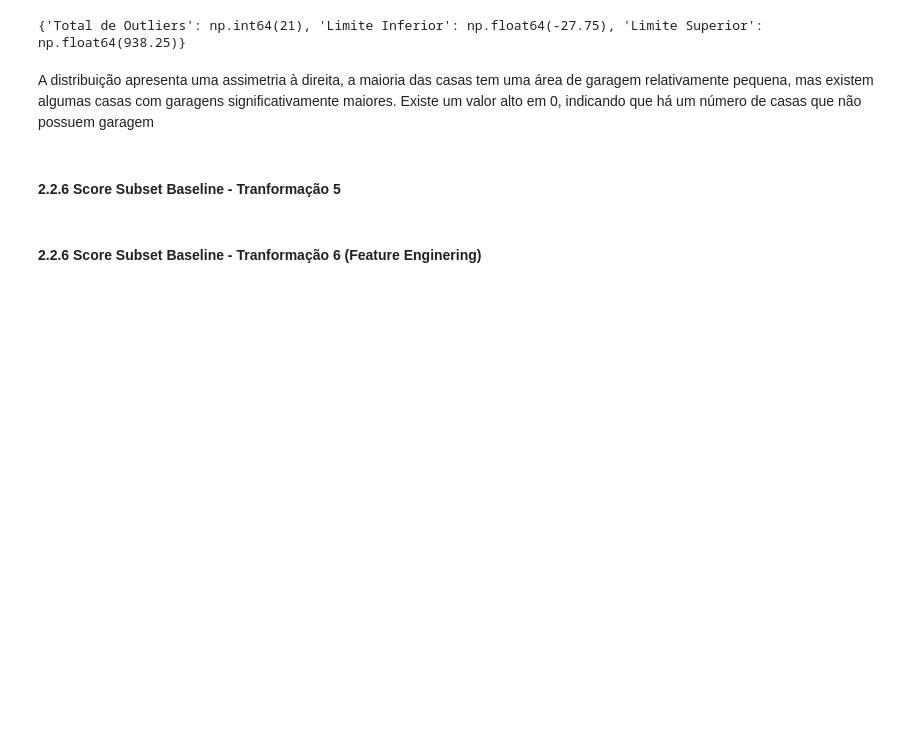
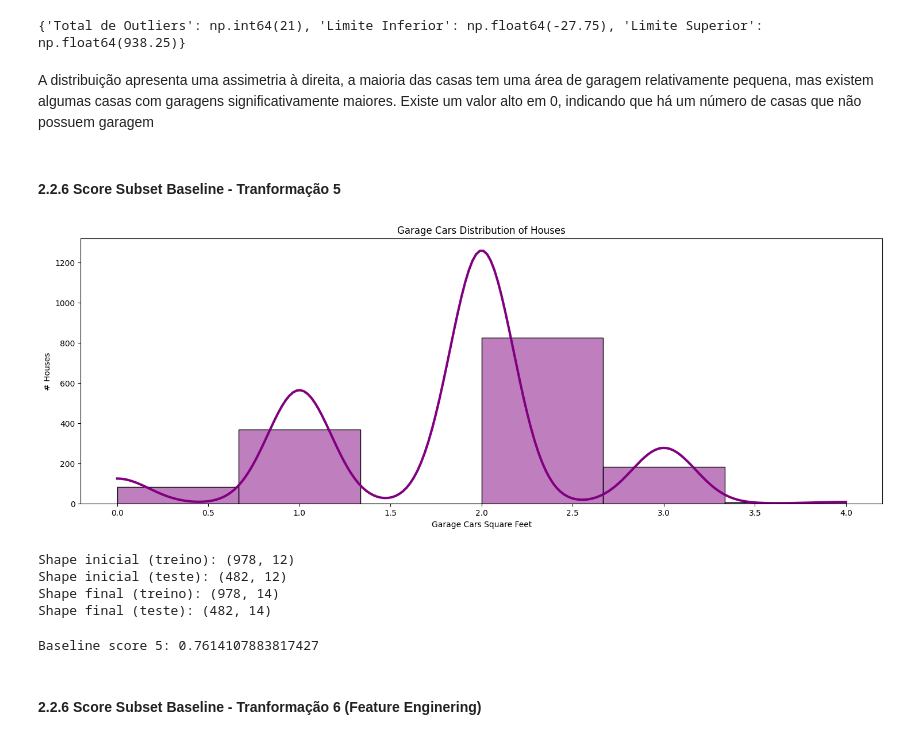
Before and after one commit to pereiranuno/preprocessingdatapt1, a Jupyter notebook: MPPD_project.ipynb, the cells around one changed output. Saved outputs shown, nothing was run; the diff lists cells and outputs as text; code cells hidden in the pictures; blank space fills up the shorter version.

```diff
--- a/MPPD_project.ipynb
+++ b/MPPD_project.ipynb
@@ -1018,3 +1021,7 @@ print(outlierinfo[0])
 A distribuição apresenta uma assimetria à direita, a maioria das casas tem uma área de garagem relativamente pequena, mas existem algumas casas com garagens significativamente maiores. Existe um valor alto em 0, indicando que há um número de casas que não possuem garagem
 # %% [markdown]
 #### 2.2.6  Score Subset Baseline - Tranformação 5
+# %%
+plot_histogram(baseline_df, 'GarageCars', bins=6, kde=True, line_width=3, title='Garage Cars Distribution of Houses', xlabel='Garage Cars Square Feet', ylabel='# Houses',color='purple')
+# %% [output]
+[figure, added]
@@ -1020,0 +1030,40 @@ A distribuição apresenta uma assimetria à direita, a maioria das casas tem um
+# %%
+# Fazer cópias dos DataFrames originais
+train_df_iter5 = train_df_iter4.copy()
+test_df_iter5 = test_df_iter4.copy()
+
+# Verificar o shape inicial
+print("Shape inicial (treino):", train_df_iter5.shape)
+print("Shape inicial (teste):", test_df_iter5.shape)
+
+# Definir as colunas para o scaler
+input_columns_Scaler = ['GarageArea', 'GarageCars']
+
+# Aplicar o MinMaxScaler aos dados de treino e teste
+train_x_min_max_values = mmscaler.fit_transform(train_df_iter5[input_columns_Scaler])
+test_x_min_max_values = mmscaler.transform(test_df_iter5[input_columns_Scaler])
+
+# Criar novos DataFrames para os valores escalados
+train_x_min_max_df = pd.DataFrame(train_x_min_max_values,
+                                  columns=[f"{col}_Scaled" for col in input_columns_Scaler])
+test_x_min_max_df = pd.DataFrame(test_x_min_max_values,
+                                 columns=[f"{col}_Scaled" for col in input_columns_Scaler])
+
+# Garantir que os índices estão alinhados
+train_x_min_max_df.reset_index(drop=True, inplace=True)
+test_x_min_max_df.reset_index(drop=True, inplace=True)
+train_df_iter5.reset_index(drop=True, inplace=True)
+test_df_iter5.reset_index(drop=True, inplace=True)
+
+# Concatenar os DataFrames escalados com os originais
+train_df_iter5 = pd.concat([train_df_iter5, train_x_min_max_df], axis=1)
+test_df_iter5 = pd.concat([test_df_iter5, test_x_min_max_df], axis=1)
+
+# Verificar o shape final
+print("Shape final (treino):", train_df_iter5.shape)
+print("Shape final (teste):", test_df_iter5.shape)
+# %% [output]
+Shape inicial (treino): (978, 12)
+Shape inicial (teste): (482, 12)
+Shape final (treino): (978, 14)
+Shape final (teste): (482, 14)
@@ -1021,3 +1073,8 @@ A distribuição apresenta uma assimetria à direita, a maioria das casas tem um
+# %%
+baseline_score5 = score_approach(train_df_iter5,test_df_iter5, 'SalesPriceTarget')
+print(f"Baseline score 5: {baseline_score5}")
+# %% [output]
+Baseline score 5: 0.7614107883817427
 # %% [markdown]
 #### 2.2.6  Score Subset Baseline - Tranformação 6 (Feature Enginering)
 # %% [markdown]
```
Also changed, not shown: parts of 10 cells of this notebook.
